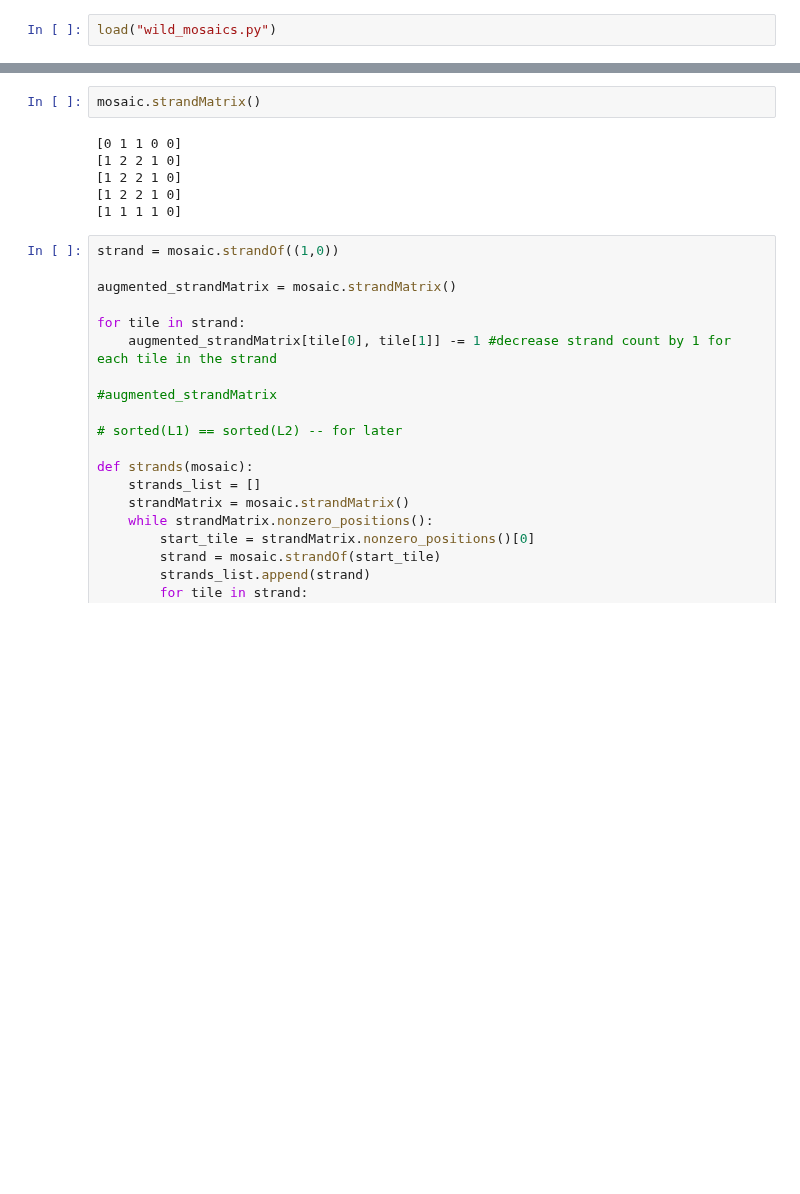
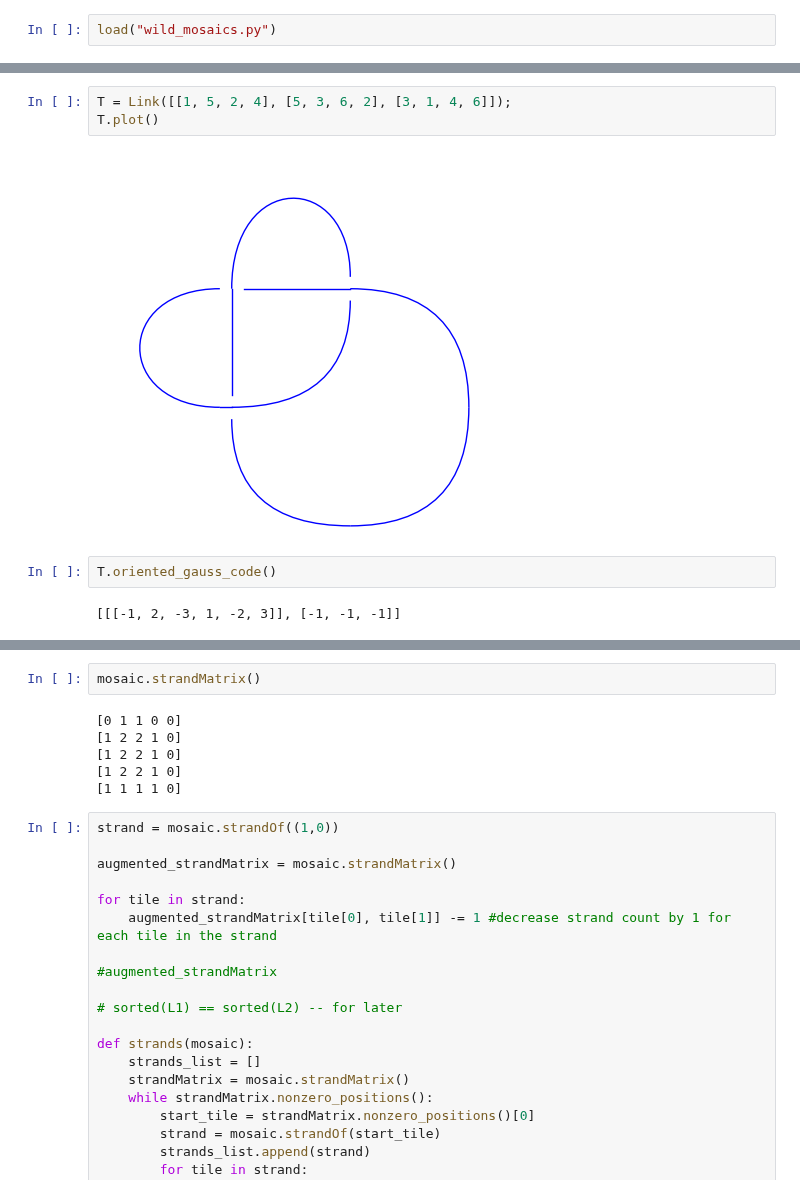
Before and after one commit to andrew-tawfeek/knot_mosaics, a Jupyter notebook: strandOf-hyperbolic.ipynb, the cells around one changed output, grey strips where cells are left out. Saved outputs shown, nothing was run; the diff lists cells and outputs as text; blank space fills up the shorter version.

```diff
--- a/strandOf-hyperbolic.ipynb
+++ b/strandOf-hyperbolic.ipynb
@@ -8,0 +14,9 @@ mosaic.show()
+# %%
+T = Link([[1, 5, 2, 4], [5, 3, 6, 2], [3, 1, 4, 6]]);
+T.plot()
+# %% [output]
+[figure, added]
+# %%
+T.oriented_gauss_code()
+# %% [output]
+[[[-1, 2, -3, 1, -2, 3]], [-1, -1, -1]]
```
Also changed, not shown: parts of 14 cells of this notebook, 1 other file.
